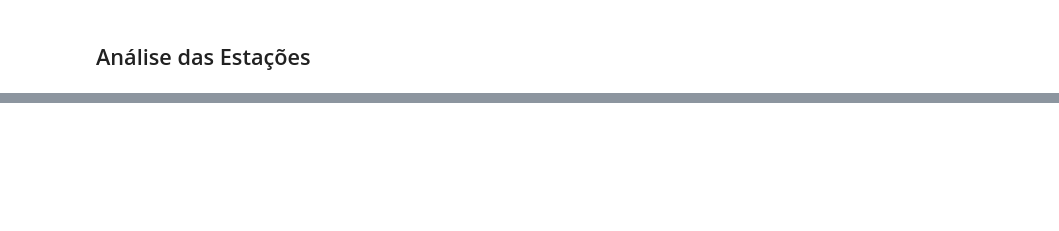
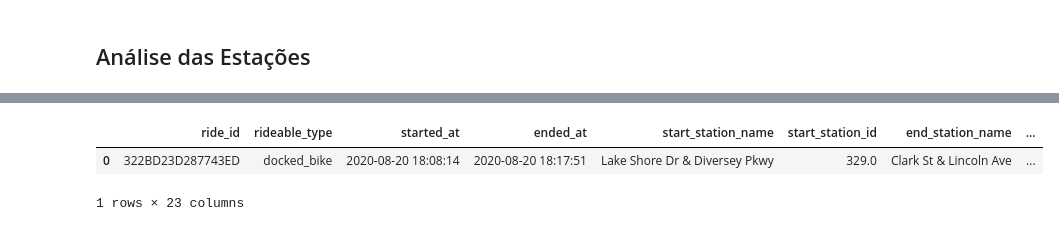
Before and after one commit to LuisMig-code/Cyclistic-Capstone-Project-Analytics, a Jupyter notebook: notebooks/03_exploratory_analysis_temp.ipynb, the cells around one changed output, grey strips where cells are left out. Drawn from its saved outputs; the diff is of its cells as text; code cells hidden in the pictures; blank space fills up the shorter version.

```diff
--- a/notebooks/03_exploratory_analysis_temp.ipynb
+++ b/notebooks/03_exploratory_analysis_temp.ipynb
@@ -343,0 +356,6 @@ analise_estacoes_completa(df)
+# %%
+df.head(1)
+# %% [output]
+|  | ride_id | rideable_type | started_at | ended_at | start_station_name | start_station_id | end_station_name | ... |
+| 0 | 322BD23D287743ED | docked_bike | 2020-08-20 18:08:14 | 2020-08-20 18:17:51 | Lake Shore Dr & Diversey Pkwy | 329.0 | Clark St & Lincoln Ave | ... |
+1 rows × 23 columns
```
Also changed, not shown: parts of 27 cells of this notebook, 1 other file.
